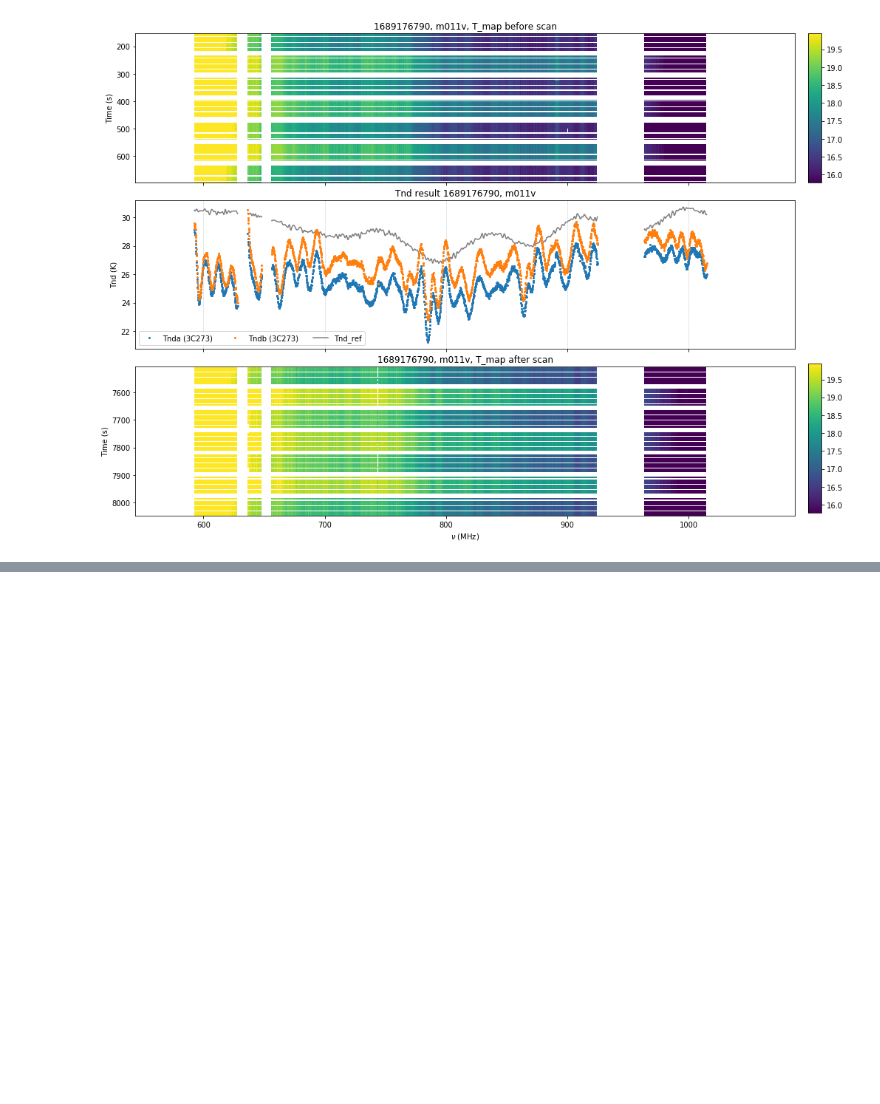
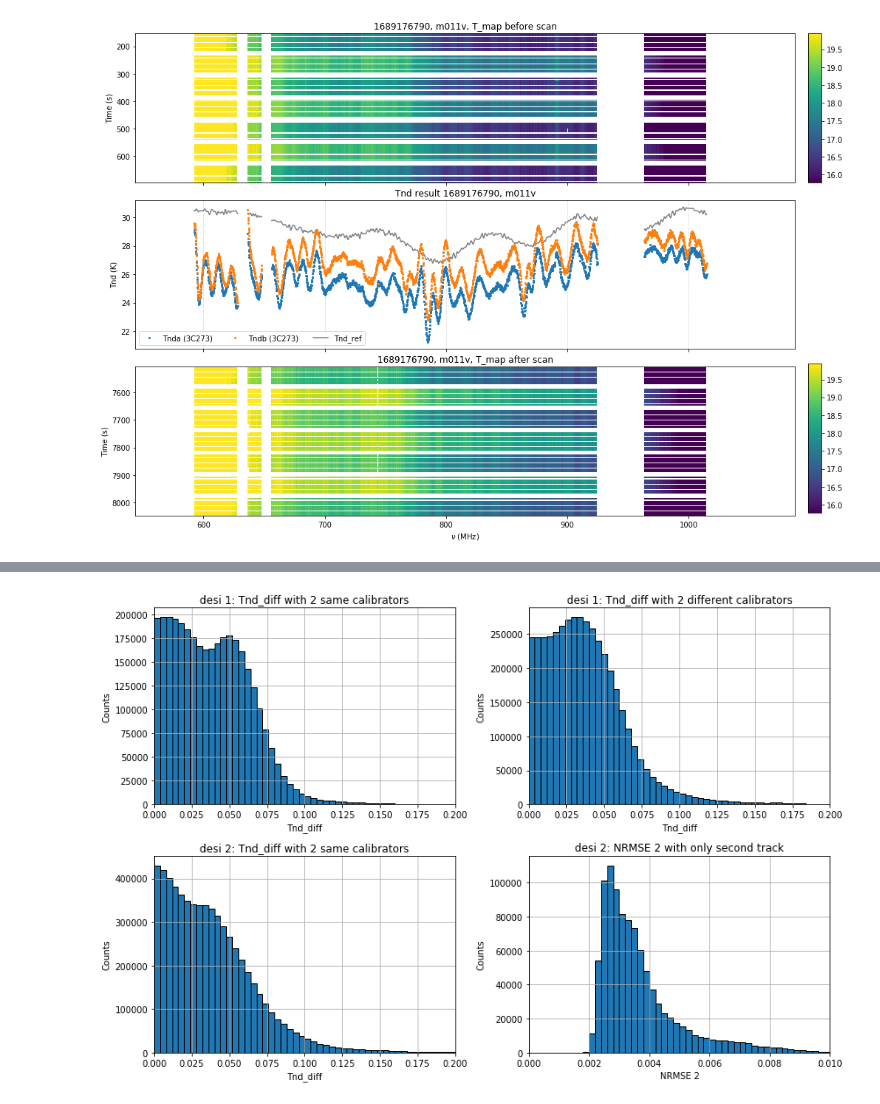
Before and after one commit to astro-tyliu/katcali_pipeline, a Jupyter notebook: level2/cali_imgs_antenna.ipynb, the cells around one changed output, grey strips where cells are left out. Cells and saved outputs as stored; diff of their text form; code cells hidden in the pictures; blank space fills up the shorter version.

```diff
--- a/level2/cali_imgs_antenna.ipynb
+++ b/level2/cali_imgs_antenna.ipynb
@@ -502,0 +514,12 @@ plt.show()
+# %%
+desi1_list = ['1678743988', '1682448988', '1678295187', '1676313206', '1677020482', '1675643846', '1678122565', '1676657789', '1677777992', '1675623808', '1677002481', '1677195529', '1684087370', '1675210948', '1678726283', '1678467685', '1679605292', '1677174749', '1678381591', '1675021905', '1677795989', '1678899080', '1675816512', '1675106912']
+desi2_list = ['1679592842', '1678734987', '1689003684', '1689176790', '1688399183', '1677183387', '1679247986', '1677011008', '1680626188', '1681143685', '1680798562', '1683492604', '1681920680', '1685641589', '1675632179', '1679419886', '1689090392', '1684781618', '1679615321', '1679333668', '1680644082', '1681229848']
+desi_list = desi1_list + desi2_list
+results_desi1_list = []
+results_desi2_list = []
+for result in results_list:
+    if result[7:17] in desi1_list:
+        results_desi1_list.append(result)
+    elif result[7:17] in desi2_list:
+        results_desi2_list.append(result)
+print(len(results_desi1_list), len(results_desi2_list))
@@ -502,0 +597,8 @@ plt.show()
+# %%
+target_dir = results_dir + 'others/'
+with open(target_dir + 'Tnd_diff_ratio_desi', 'rb') as f:
+    Tnd_diff_ratio = pickle.load(f)
+with open(target_dir + 'NRMSE1_desi', 'rb') as f:
+    NRMSE1 = pickle.load(f)
+with open(target_dir + 'NRMSE2_desi', 'rb') as f:
+    NRMSE2 = pickle.load(f)
@@ -502,0 +706,37 @@ plt.show()
+# %%
+bins1 = np.linspace(0, 0.2, 51)
+bins2 = np.linspace(0, 0.01, 51)
+fig, axs = plt.subplots(2, 2, figsize=(12, 8))
+
+axs[0, 0].hist(desi1_2same_tracks_Tnd_diff_valid, bins=bins1, edgecolor='black', density=False)
+axs[0, 0].set_title('desi 1: Tnd_diff with 2 same calibrators')
+axs[0, 0].set_xlim(0, 0.2)
+axs[0, 0].set_xlabel('Tnd_diff')
+axs[0, 0].set_ylabel('Counts')
+axs[0, 0].grid(True)
+
+axs[0, 1].hist(desi1_2diff_tracks_Tnd_diff_valid, bins=bins1, edgecolor='black', density=False)
+axs[0, 1].set_title('desi 1: Tnd_diff with 2 different calibrators')
+axs[0, 1].set_xlim(0, 0.2)
+axs[0, 1].set_xlabel('Tnd_diff')
+axs[0, 1].set_ylabel('Counts')
+axs[0, 1].grid(True)
+
+axs[1, 0].hist(desi2_2same_tracks_Tnd_diff_valid, bins=bins1, edgecolor='black', density=False)
+axs[1, 0].set_title('desi 2: Tnd_diff with 2 same calibrators')
+axs[1, 0].set_xlim(0, 0.2)
+axs[1, 0].set_xlabel('Tnd_diff')
+axs[1, 0].set_ylabel('Counts')
+axs[1, 0].grid(True)
+
+axs[1, 1].hist(desi2_second_track_NRMSE_valid, bins=bins2, edgecolor='black', density=False)
+axs[1, 1].set_title('desi 2: NRMSE 2 with only second track')
+axs[1, 1].set_xlim(0, 0.01)
+axs[1, 1].set_xlabel('NRMSE 2')
+axs[1, 1].set_ylabel('Counts')
+axs[1, 1].grid(True)
+
+plt.tight_layout()
+plt.show()
+# %% [output]
+[figure, added]
```
Also changed, not shown: parts of 11 cells of this notebook, 17 other files.
